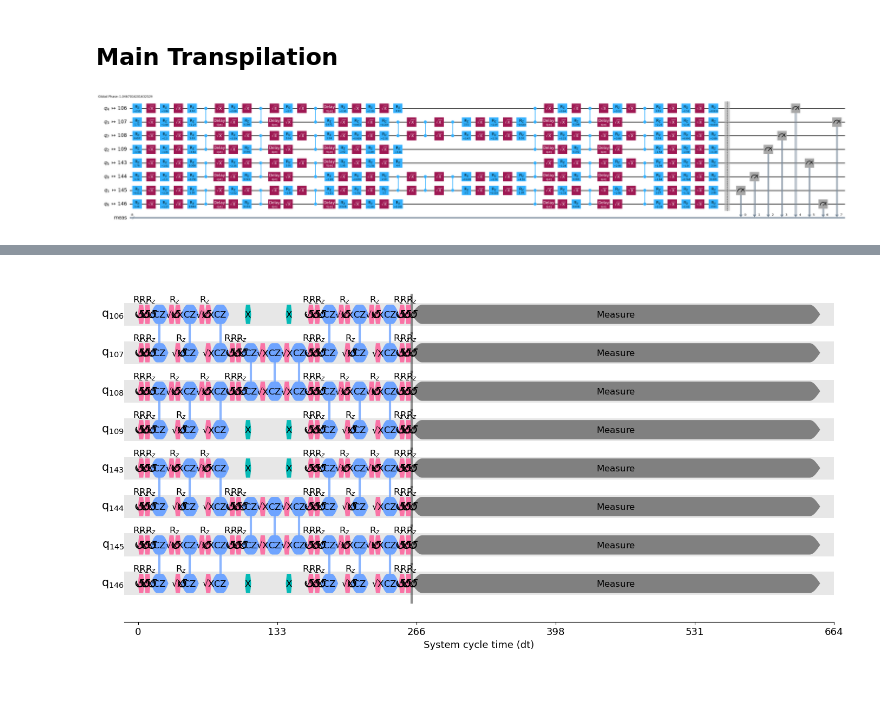
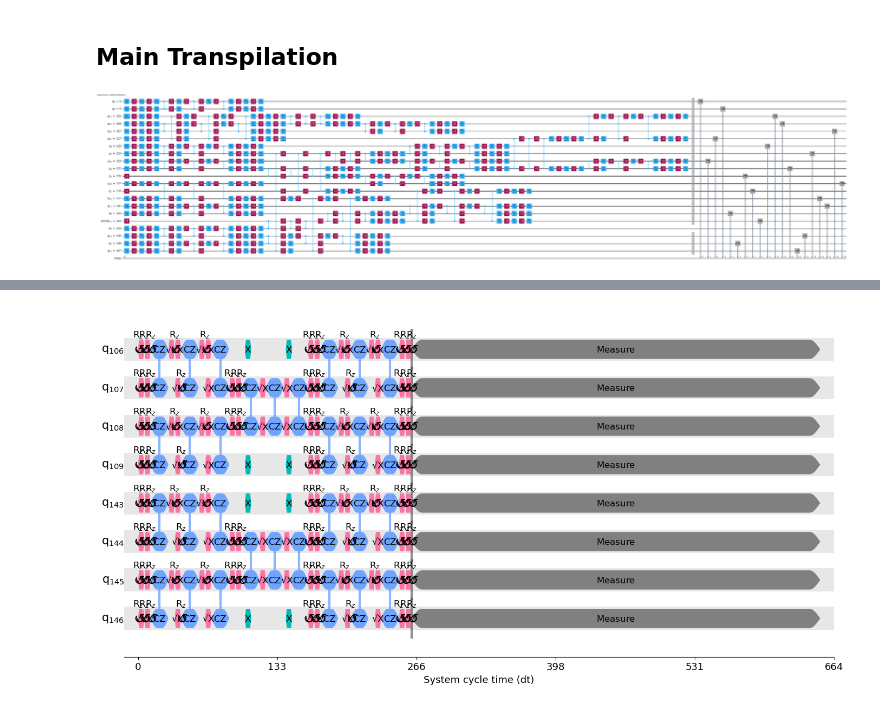
Before and after one commit to recursion2612/adaptive_error_mitigation, a Jupyter notebook: qamp-25/dd_extensive_benchmarking/extensive_benchmarking_QV.ipynb, the cells around one changed output, grey strips where cells are left out. Drawn from its saved outputs; the diff is of its cells as text; code cells hidden in the pictures.

```diff
--- a/qamp-25/dd_extensive_benchmarking/extensive_benchmarking_QV.ipynb
+++ b/qamp-25/dd_extensive_benchmarking/extensive_benchmarking_QV.ipynb
@@ -419,7 +419,7 @@ for qubit in qubits:
     for method in list(passmanagers_to_test.keys()):
         isa_circuits_dict[qubit][method] = mega_transpiler(circuit_dict[qubit], passmanagers_to_test[method], options_dict[method])
 # %%
-isa_circuits_dict[8]['alap'].draw("mpl",idle_wires=False, fold=-1)
+isa_circuits_dict[20]['none'].draw("mpl",idle_wires=False, fold=-1)
 # %% [output]
-[figure, old version]
+[figure, new version]
 # %%
```
Also changed, not shown: parts of 7 cells of this notebook, 13 other files.
